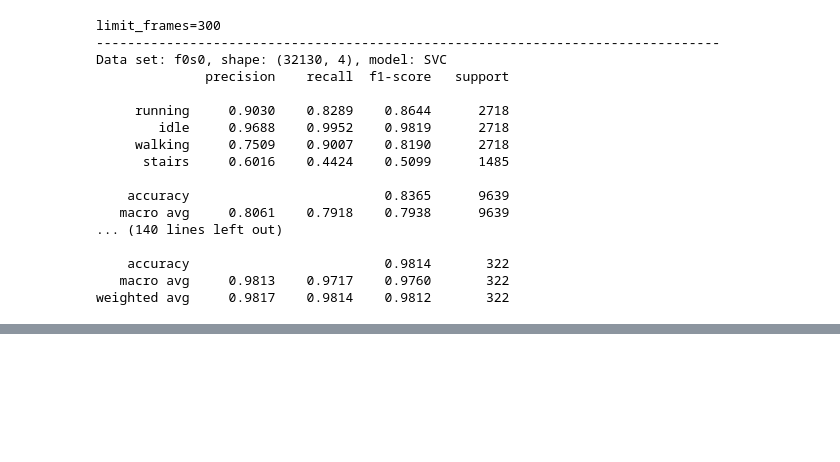
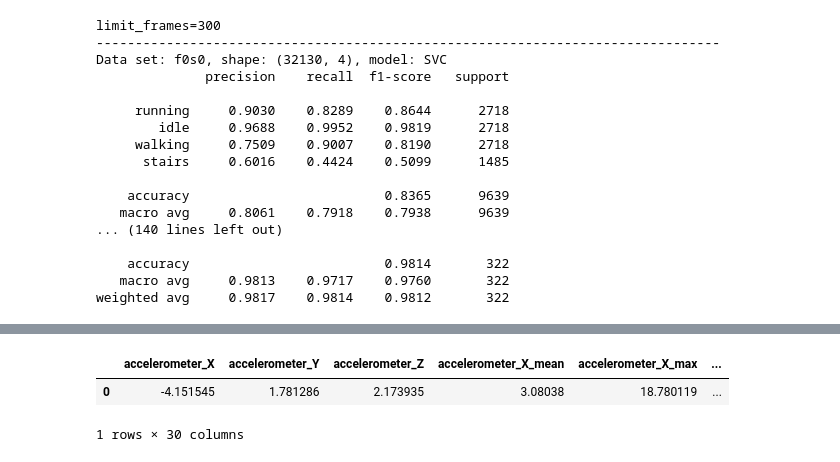
Before and after one commit to lexxai/goit_python_ds_hw_05, a Jupyter notebook: goit_ds_hw_05.ipynb, the cells around one changed output, grey strips where cells are left out. Saved outputs shown, nothing was run; the diff lists cells and outputs as text; code cells hidden in the pictures; blank space fills up the shorter version.

```diff
--- a/goit_ds_hw_05.ipynb
+++ b/goit_ds_hw_05.ipynb
@@ -235,0 +271,8 @@ weighted avg     0.9817    0.9814    0.9812       322
+# %%
+X_test_one = pd.concat([df_one, df_one_stat], axis=1)
+X_test_one.fillna(0, inplace=True)
+X_test_one[:1]
+# %% [output]
+|  | accelerometer_X | accelerometer_Y | accelerometer_Z | accelerometer_X_mean | accelerometer_X_max | ... |
+| 0 | -4.151545 | 1.781286 | 2.173935 | 3.08038 | 18.780119 | ... |
+1 rows × 30 columns
```
Also changed, not shown: parts of 8 cells of this notebook.
